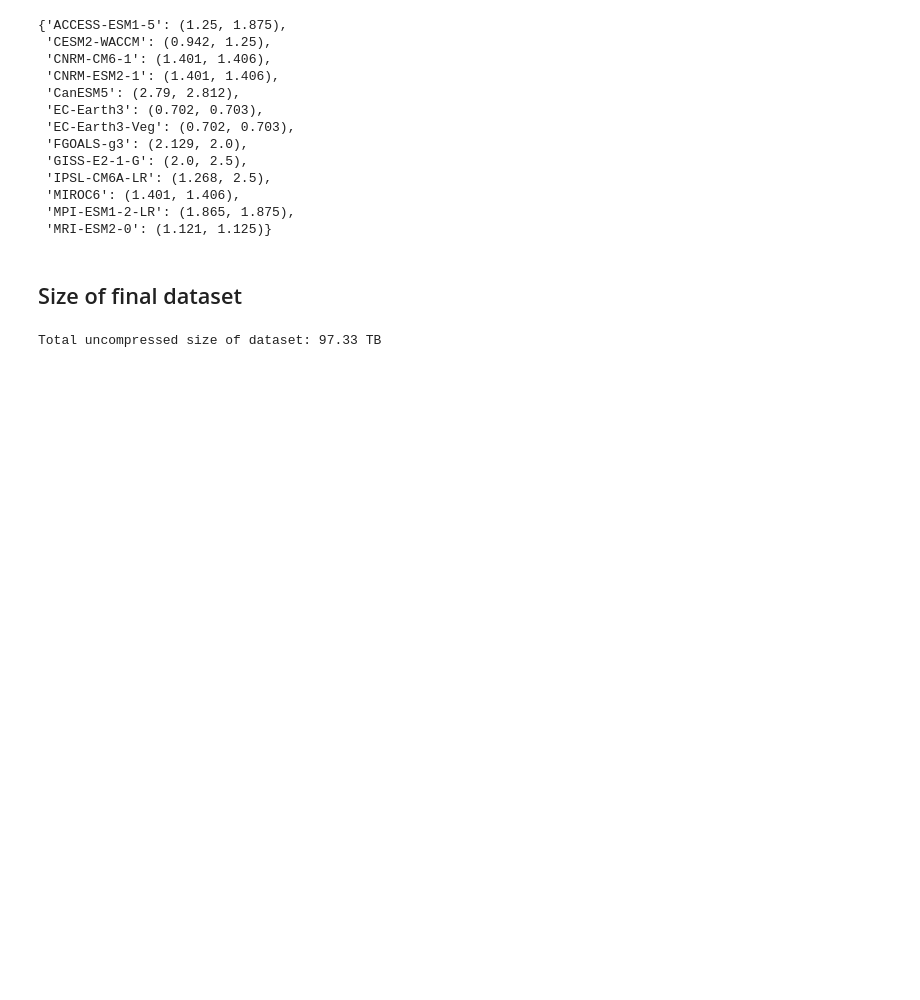
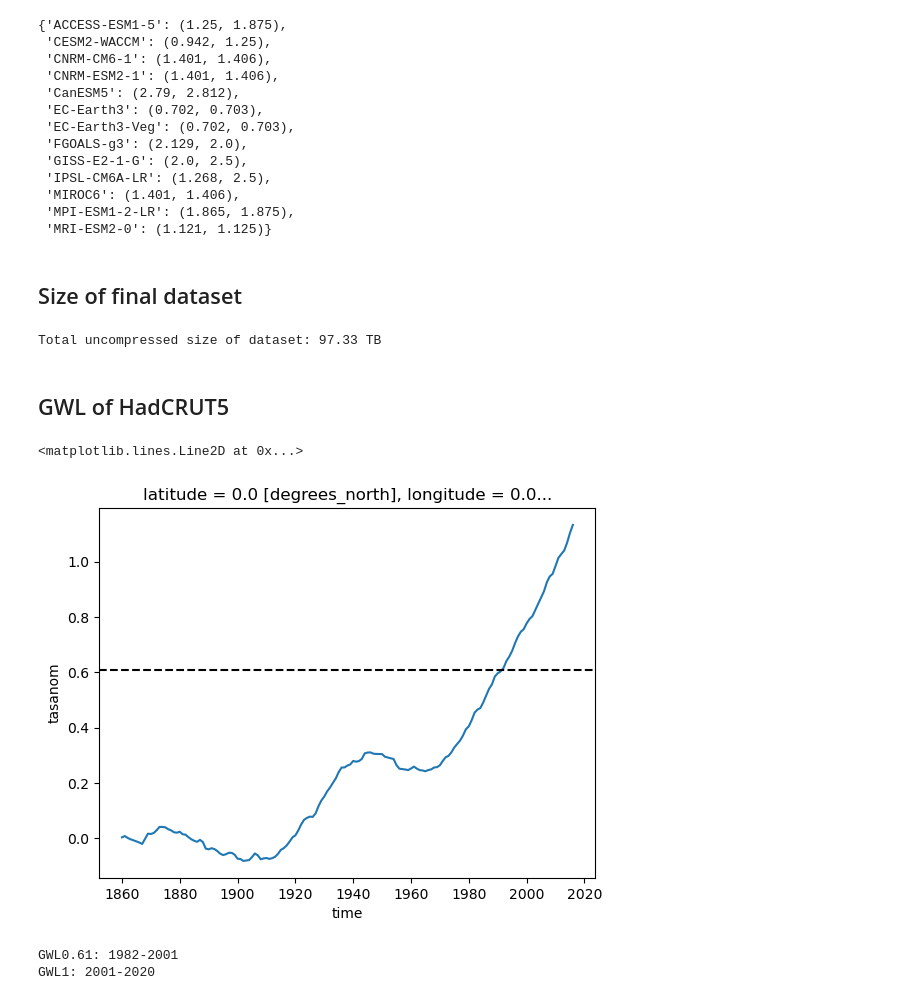
Before and after one commit to ks905383/bcd_me, a Jupyter notebook: code/paper_numbers.ipynb, the cells around one changed output. Drawn from its saved outputs; the diff is of its cells as text; code cells hidden in the pictures; blank space fills up the shorter version.

```diff
--- a/code/paper_numbers.ipynb
+++ b/code/paper_numbers.ipynb
@@ -436,3 +336,38 @@ sizes = {re.split(r'\/',fn)[-1]:xr.open_zarr(fn,decode_timedelta=False).nbytes /
 print(f'Total uncompressed size of dataset: {str(np.round(np.sum([siz for f,siz in sizes.items()]),2))} TB')
 # %% [output]
 Total uncompressed size of dataset: 97.33 TB
+# %% [markdown]
+## GWL of HadCRUT5
+# %%
+wwidth = 20
+gwls_base = {'year':slice(1850,1900)}
+
+ds = xr.open_dataset(dir_list['aux']+'HadCRUT.5.0.2.0.analysis.summary_series.global.annual-2.nc').load()
+ds['time'] = ds.time.dt.year
+ds = ds.rename({'time':'year'})
+# %%
+ds['tasanom'] = ds['tas_mean'] - ds['tas_mean'].sel(**gwls_base).mean('year')
+
+# Get 20-year running means
+ds['tasanom'] = ds['tasanom'].rolling(year=wwidth,center=True).mean()
+# %%
+from matplotlib import pyplot as plt
+
+ax = plt.subplot()
+ds['tasanom'].plot()
+ax.axhline(0.61,linestyle='--',color='k')
+# %% [output]
+<matplotlib.lines.Line2D at 0x...>
+[figure, added]
+# %%
+gwls = [0.61, 1]
+
+for gwl in gwls:
+    mid_year = ds['tasanom'].year[(ds['tasanom']>gwl).argmax()].values
+    if mid_year+9<2025:
+        print(f'GWL{str(gwl)}: {str(mid_year-10)}-{str(mid_year+9)}')
+    else:
+        print(f'GWL{str(gwl)}: past 2025')
+# %% [output]
+GWL0.61: 1982-2001
+GWL1: 2001-2020
```
Also changed, not shown: parts of 7 cells of this notebook, 2 other files.
